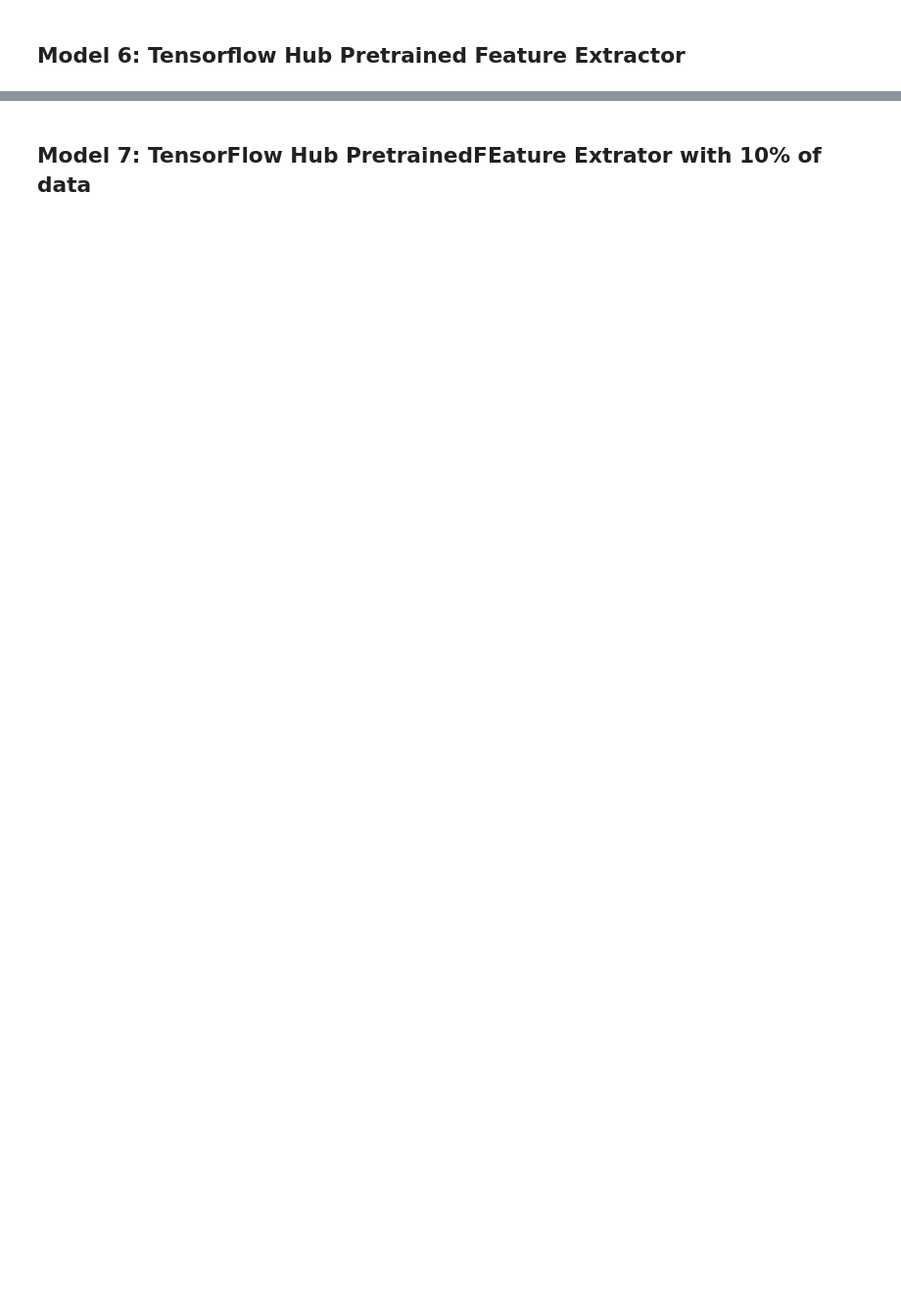
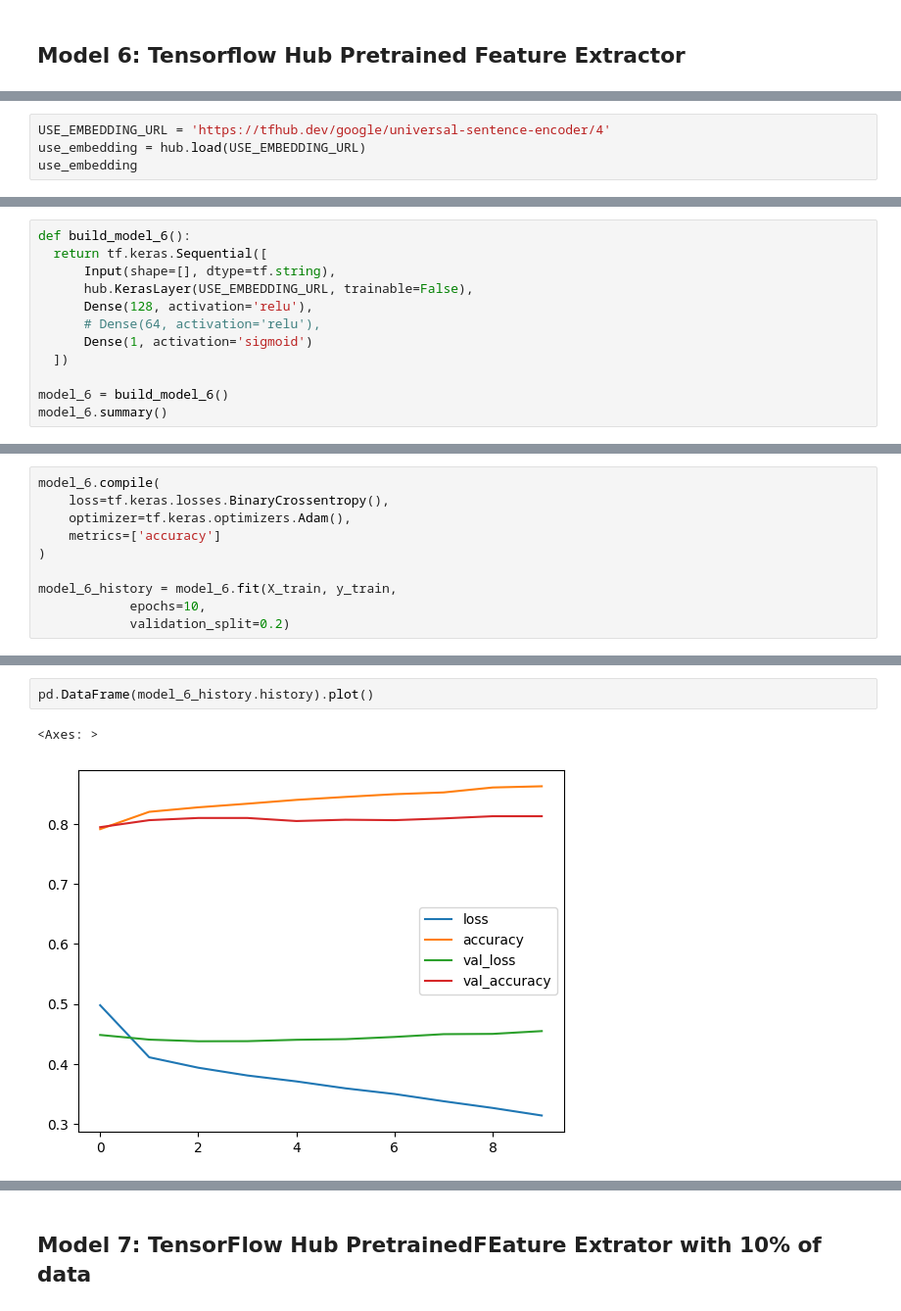
Before and after one commit to poolGolez/tf-playground, a Jupyter notebook: NLP_Fundamentals_Follow_Through.ipynb, the cells around one changed output, grey strips where cells are left out. Shown at 98% size. Drawn from its saved outputs; the diff is of its cells as text; blank space fills up the shorter version.

```diff
--- a/NLP_Fundamentals_Follow_Through.ipynb
+++ b/NLP_Fundamentals_Follow_Through.ipynb
@@ -684,0 +767,4 @@ score_predictions(y_val, model_4_predictions)
+# %%
+USE_EMBEDDING_URL = 'https://tfhub.dev/google/universal-sentence-encoder/4'
+use_embedding = hub.load(USE_EMBEDDING_URL)
+use_embedding
@@ -684,0 +794,12 @@ score_predictions(y_val, model_4_predictions)
+# %%
+def build_model_6():
+  return tf.keras.Sequential([
+      Input(shape=[], dtype=tf.string),
+      hub.KerasLayer(USE_EMBEDDING_URL, trainable=False),
+      Dense(128, activation='relu'),
+      # Dense(64, activation='relu'),
+      Dense(1, activation='sigmoid')
+  ])
+
+model_6 = build_model_6()
+model_6.summary()
@@ -684,0 +822,10 @@ score_predictions(y_val, model_4_predictions)
+# %%
+model_6.compile(
+    loss=tf.keras.losses.BinaryCrossentropy(),
+    optimizer=tf.keras.optimizers.Adam(),
+    metrics=['accuracy']
+)
+
+model_6_history = model_6.fit(X_train, y_train,
+            epochs=10,
+            validation_split=0.2)
@@ -684,0 +853,5 @@ score_predictions(y_val, model_4_predictions)
+# %%
+pd.DataFrame(model_6_history.history).plot()
+# %% [output]
+<Axes: >
+[figure, added]
```
Also changed, not shown: parts of 52 cells of this notebook.
